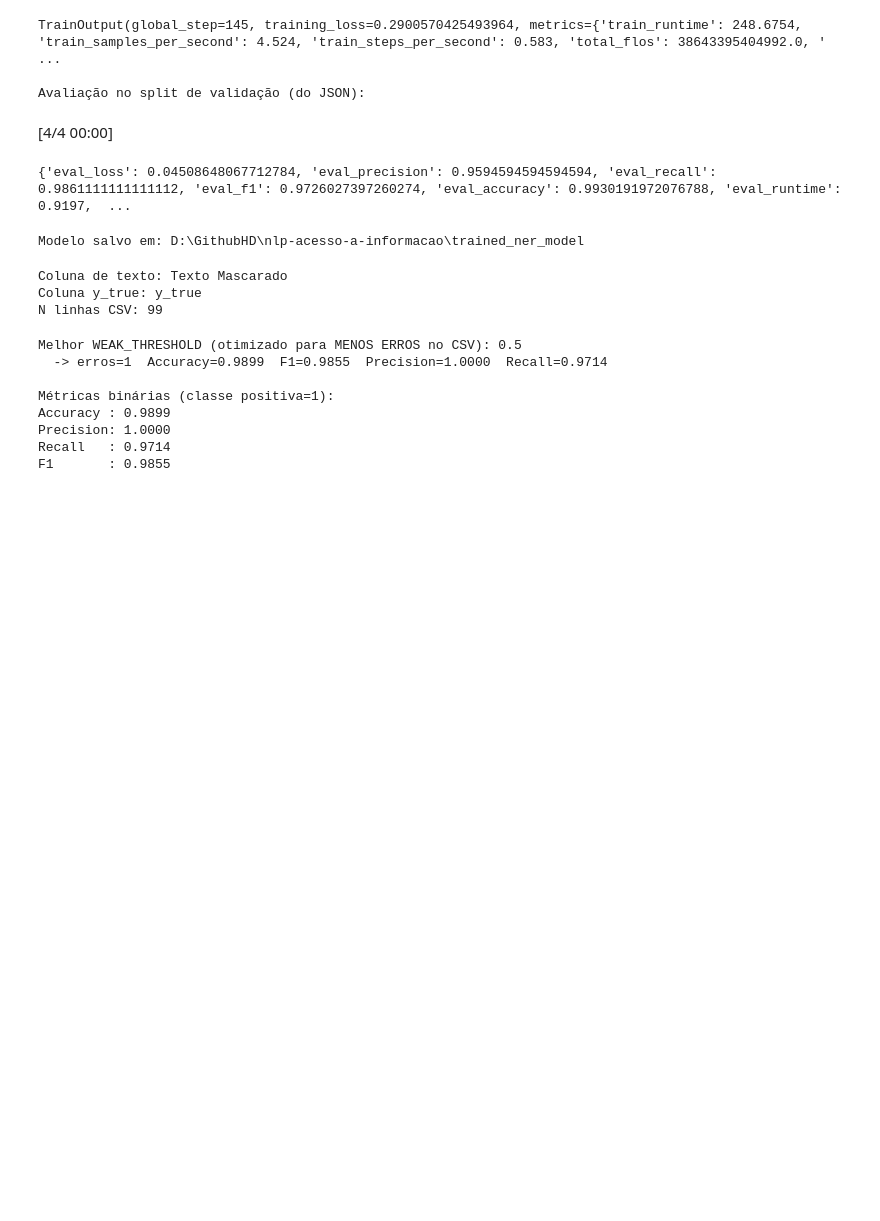
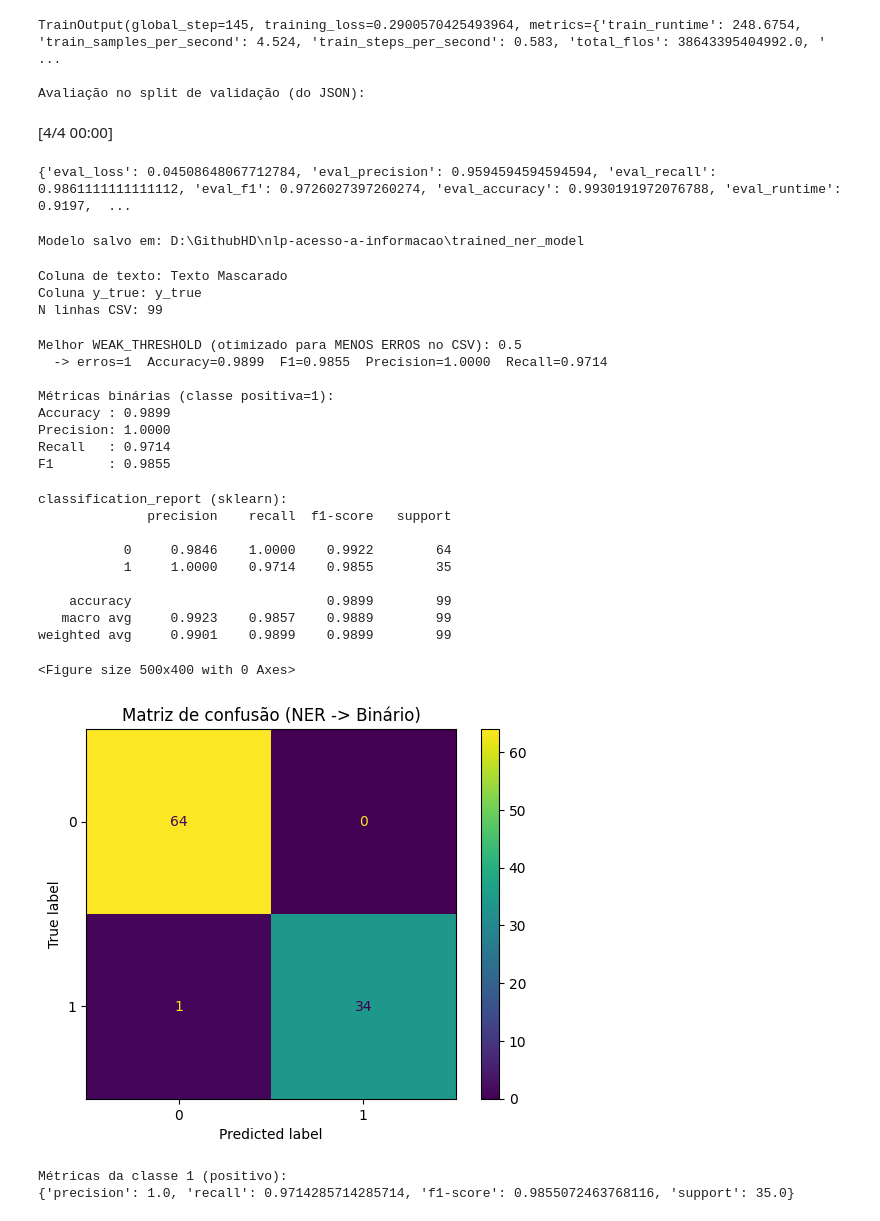
Before and after one commit to guiabbehusen/nlp-acesso-a-informacao, a Jupyter notebook: solucao_desafiodf.ipynb, the cells around one changed output. Drawn from its saved outputs; the diff is of its cells as text; code cells hidden in the pictures; blank space fills up the shorter version.

```diff
--- a/solucao_desafiodf.ipynb
+++ b/solucao_desafiodf.ipynb
@@ -1578,3 +1578,36 @@ Accuracy : 0.9899
 Precision: 1.0000
 Recall   : 0.9714
 F1       : 0.9855
+# %%
+# =========================
+# 10) Relatório de vitória: classification_report + matriz de confusão
+# =========================
+print("\nclassification_report (sklearn):")
+print(classification_report(y_true, y_pred, digits=4))
+
+cm = confusion_matrix(y_true, y_pred, labels=[0, 1])
+disp = ConfusionMatrixDisplay(confusion_matrix=cm, display_labels=[0, 1])
+
+plt.figure(figsize=(5, 4))
+disp.plot(values_format="d")
+plt.title("Matriz de confusão (NER -> Binário)")
+plt.show()
+
+# Destaque: métricas da classe 1
+report_dict = classification_report(y_true, y_pred, digits=6, output_dict=True)
+print("\nMétricas da classe 1 (positivo):")
+print({k: report_dict["1"][k] for k in ["precision", "recall", "f1-score", "support"]})
+# %% [output]
+classification_report (sklearn):
+              precision    recall  f1-score   support
+
+           0     0.9846    1.0000    0.9922        64
+           1     1.0000    0.9714    0.9855        35
+
+    accuracy                         0.9899        99
+   macro avg     0.9923    0.9857    0.9889        99
+weighted avg     0.9901    0.9899    0.9899        99
+<Figure size 500x400 with 0 Axes>
+[figure, added]
+Métricas da classe 1 (positivo):
+{'precision': 1.0, 'recall': 0.9714285714285714, 'f1-score': 0.9855072463768116, 'support': 35.0}
```
